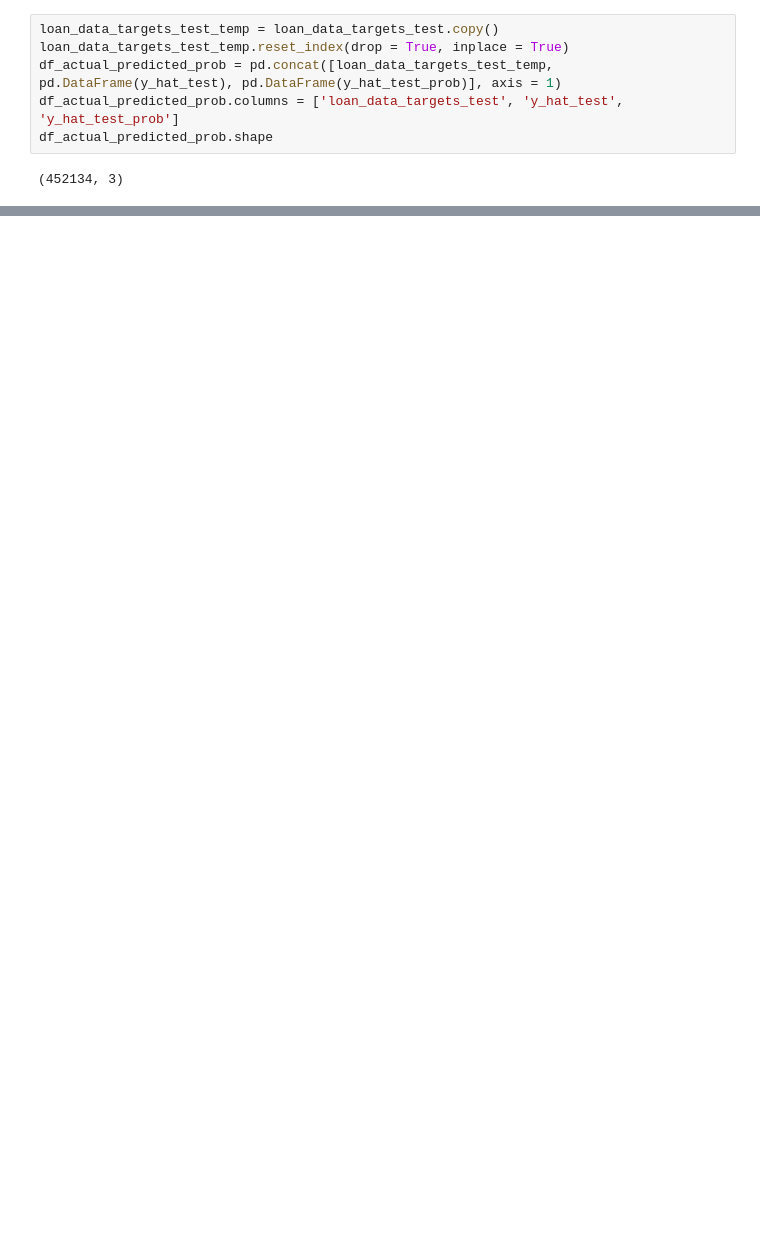
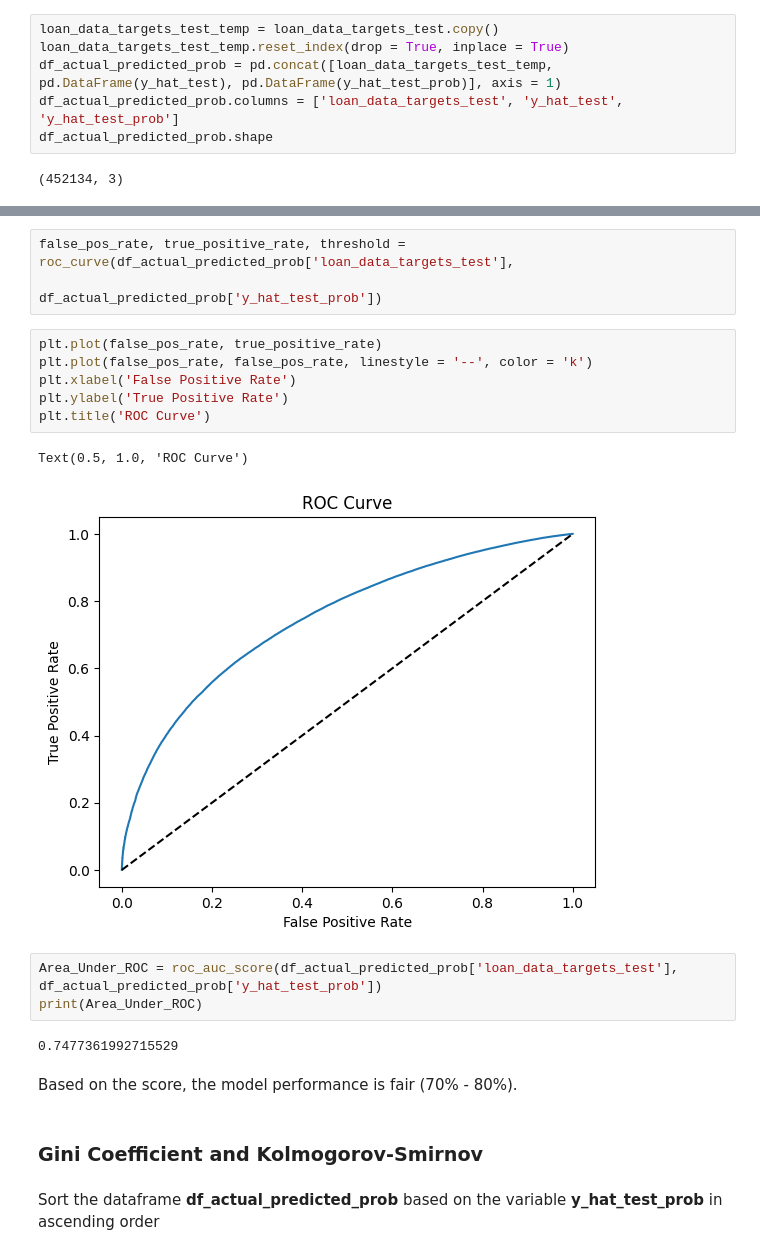
Before and after one commit to z252zhu/Credit-Risk-Modeling-on-Loan-Data, a Jupyter notebook: Credir Risk Modeling on Lending Club Loan Data - Modeling.ipynb, the cells around one changed output, grey strips where cells are left out. Drawn from its saved outputs; the diff is of its cells as text; blank space fills up the shorter version.

```diff
--- a/Credir Risk Modeling on Lending Club Loan Data - Modeling.ipynb
+++ b/Credir Risk Modeling on Lending Club Loan Data - Modeling.ipynb
@@ -458,0 +852,23 @@ plt.show()
+# %%
+false_pos_rate, true_positive_rate, threshold = roc_curve(df_actual_predicted_prob['loan_data_targets_test'],
+                                                          df_actual_predicted_prob['y_hat_test_prob'])
+# %%
+plt.plot(false_pos_rate, true_positive_rate)
+plt.plot(false_pos_rate, false_pos_rate, linestyle = '--', color = 'k')
+plt.xlabel('False Positive Rate')
+plt.ylabel('True Positive Rate')
+plt.title('ROC Curve')
+# %% [output]
+Text(0.5, 1.0, 'ROC Curve')
+[figure, added]
+# %%
+Area_Under_ROC = roc_auc_score(df_actual_predicted_prob['loan_data_targets_test'], df_actual_predicted_prob['y_hat_test_prob'])
+print(Area_Under_ROC)
+# %% [output]
+0.7477361992715529
+# %% [markdown]
+Based on the score, the model performance is fair (70% - 80%).
+# %% [markdown]
+### Gini Coefficient and Kolmogorov-Smirnov
+# %% [markdown]
+Sort the dataframe **df_actual_predicted_prob** based on the variable **y_hat_test_prob** in ascending order
```
Also changed, not shown: parts of 46 cells of this notebook.
